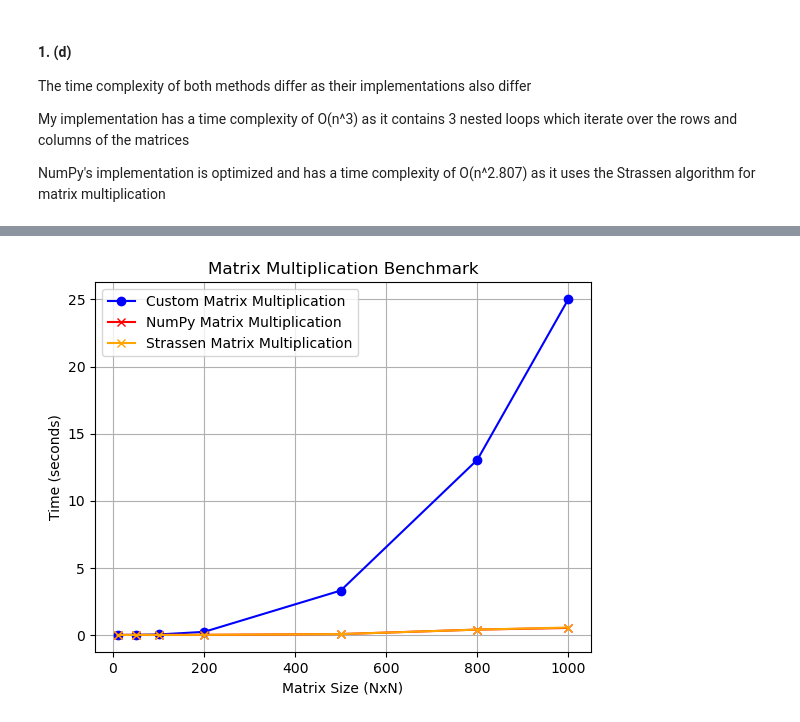
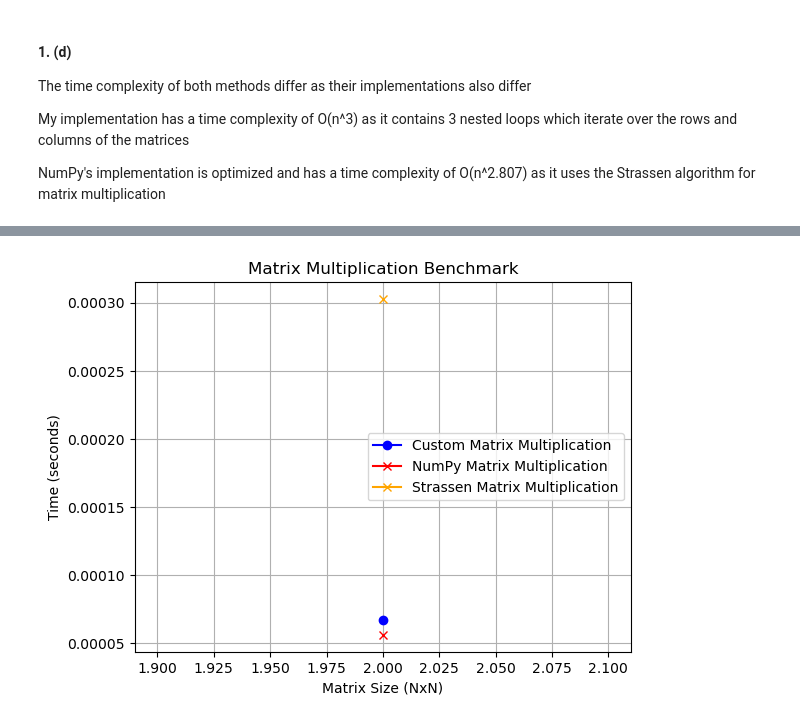
Before and after one commit to basti394/midTermAssignment, a Jupyter notebook: assignment.ipynb, the cells around one changed output, grey strips where cells are left out. Drawn from its saved outputs; the diff is of its cells as text; code cells hidden in the pictures.

Commit message:
refactor strassen algorithm

```diff
--- a/assignment.ipynb
+++ b/assignment.ipynb
@@ -115,54 +115,68 @@ NumPy's implementation is optimized and has a time complexity of O(n^2.807) as i
 # 1. (e)
 
 def strassen(matrix1, matrix2):
-    if len(matrix1) <= 2:
-        return multiply_two_matrices(matrix1, matrix2)
 
-    a, b, c, d = split(matrix1) # split matrix1 into 4 submatrices
-    e, f, g, h = split(matrix2) # split matrix2 into 4 submatrices
+    a11 = matrix1[0][0]
+    a12 = matrix1[0][1]
+    a21 = matrix1[1][0]
+    a22 = matrix1[1][1]
 
-    # Recursively compute the 7 products
-    p1 = strassen(a + d, e + h)
-    p2 = strassen(d, g - e)
-    p3 = strassen(a + b, h)
-    p4 = strassen(b - d, g + h)
-    p5 = strassen(a, f - h)
-    p6 = strassen(c + d, e)
-    p7 = strassen(a - c, e + f)
+    b11 = matrix2[0][0]
+    b12 = matrix2[0][1]
+    b21 = matrix2[1][0]
+    b22 = matrix2[1][1]
 
-    # Calculate the resulting submatrices
-    matrix3_11 = (p1 + p2) - (p3 + p4)
-    matrix3_12 = p3 + p5
-    matrix3_21 = p2 + p6
-    matrix3_22 = p5 + p1 - p6 - p7
+    m1 = (a11 + a22) * (b11 + b22)
+    m2 = (a21 + a22) * b11
+    m3 = a11 * (b12 - b22)
+    m4 = a22 * (b21 - b11)
+    m5 = (a11 + a12) * b22
+    m6 = (a21 - a11) * (b11 + b12)
+    m7 = (a12 - a22) * (b21 + b22)
+
+    c11 = m1 + m4 - m5 + m7
+    c12 = m3 + m5
+    c21 = m2 + m4
+    c22 = m1 - m2 + m3 + m6
 
     # Combine the submatrices into the final result matrix
-    matrix3 = np.vstack((np.hstack((matrix3_11, matrix3_12)), np.hstack((matrix3_21, matrix3_22))))
-    return matrix3
-
-
-def split(matrix):
-    n = len(matrix)
-    return matrix[:n//2, :n//2], matrix[:n//2, n//2:], matrix[n//2:, :n//2], matrix[n//2:, n//2:] # split the matrix into 4 submatrices
+    return [[c11, c12], [c21, c22]]
 
 strassen_times = []
 
-for size in matrix_sizes:
-    matrix1 = np.random.randint(0, 10, (size, size)).tolist()
-    matrix2 = np.random.randint(0, 10, (size, size)).tolist()
-    matrices = [matrix1, matrix2]
+size = 2
 
-    start_time = time.time()
-    np.matmul(matrix1, matrix2)
-    end_time = time.time()
+matrix1 = np.random.randint(0, 10, (size, size)).tolist()
+matrix2 = np.random.randint(0, 10, (size, size)).tolist()
+matrices = [matrix1, matrix2]
 
-    strassen_times.append(end_time - start_time)
-    print(f"Size: {size}x{size}, Time: {end_time - start_time} seconds")
+start_time = time.time()
+strassen(matrix1, matrix2)
+end_time = time.time()
+
+strassen_times.append(end_time - start_time)
+print(f"Strassen: Size: {size}x{size}, Time: {end_time - start_time} seconds")
+
+my_times = []
+start_time = time.time()
+matrix_multiplication(matrices)
+end_time = time.time()
+
+my_times.append(end_time - start_time)
+print(f"My Algorithm: Size: {size}x{size}, Time: {end_time - start_time} seconds")
+
+np_times = []
+start_time = time.time()
+np.matmul(matrix1, matrix2)
+end_time = time.time()
+
+np_times.append(end_time - start_time)
+print(f"NumPy: Size: {size}x{size}, Time: {end_time - start_time} seconds")
 
 # Plotting the results
-plt.plot(matrix_sizes, times, marker='o', label='Custom Matrix Multiplication', color='blue')
-plt.plot(matrix_sizes, np_times, label='NumPy Matrix Multiplication', marker='x', color='red')
-plt.plot(matrix_sizes, strassen_times, label='Strassen Matrix Multiplication', marker='x', color='orange')
+plt.plot([2], my_times, marker='o', label='Custom Matrix Multiplication', color='blue')
+plt.plot([2], np_times, label='NumPy Matrix Multiplication', marker='x', color='red')
+plt.plot([2], strassen_times, label='Strassen Matrix Multiplication', marker='x', color='orange')
 plt.xlabel('Matrix Size (NxN)')
 plt.ylabel('Time (seconds)')
 plt.title('Matrix Multiplication Benchmark')
@@ -180 +192 @@ Size: 1000x1000, Time: 0.5510101318359375 seconds
-[figure, old version]
+[figure, new version]
```
Also changed, not shown: parts of 3 cells of this notebook.
